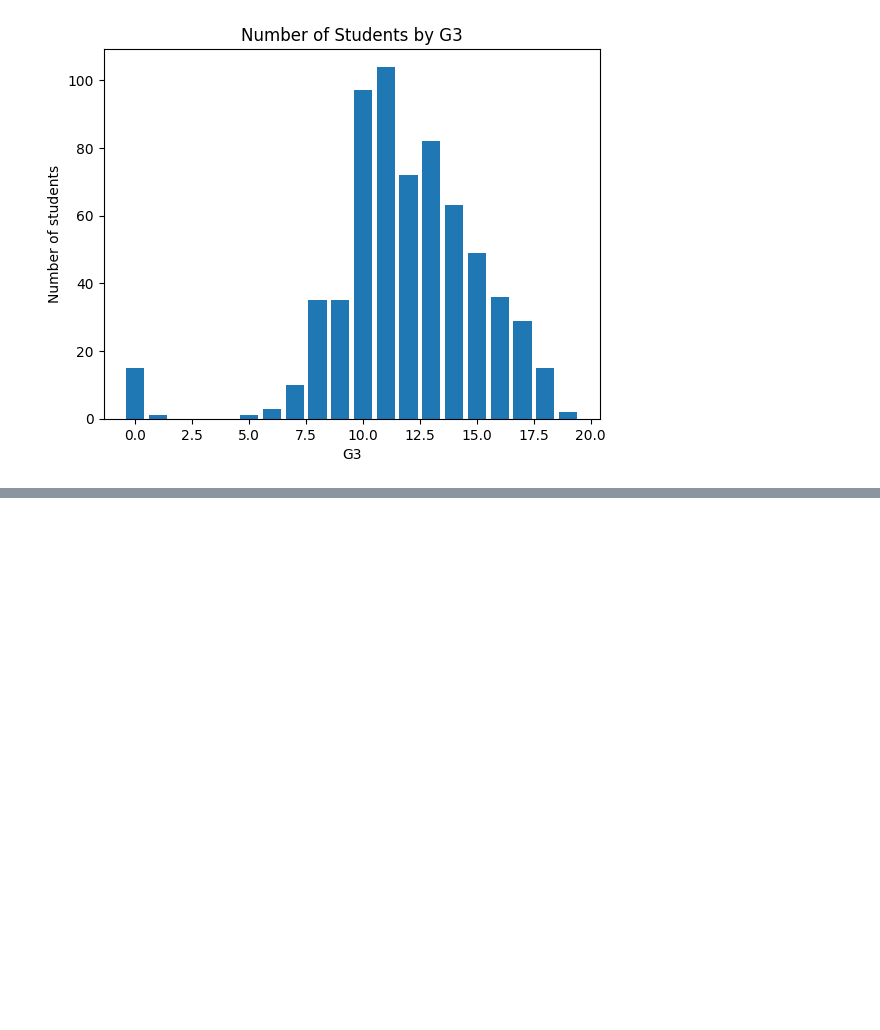
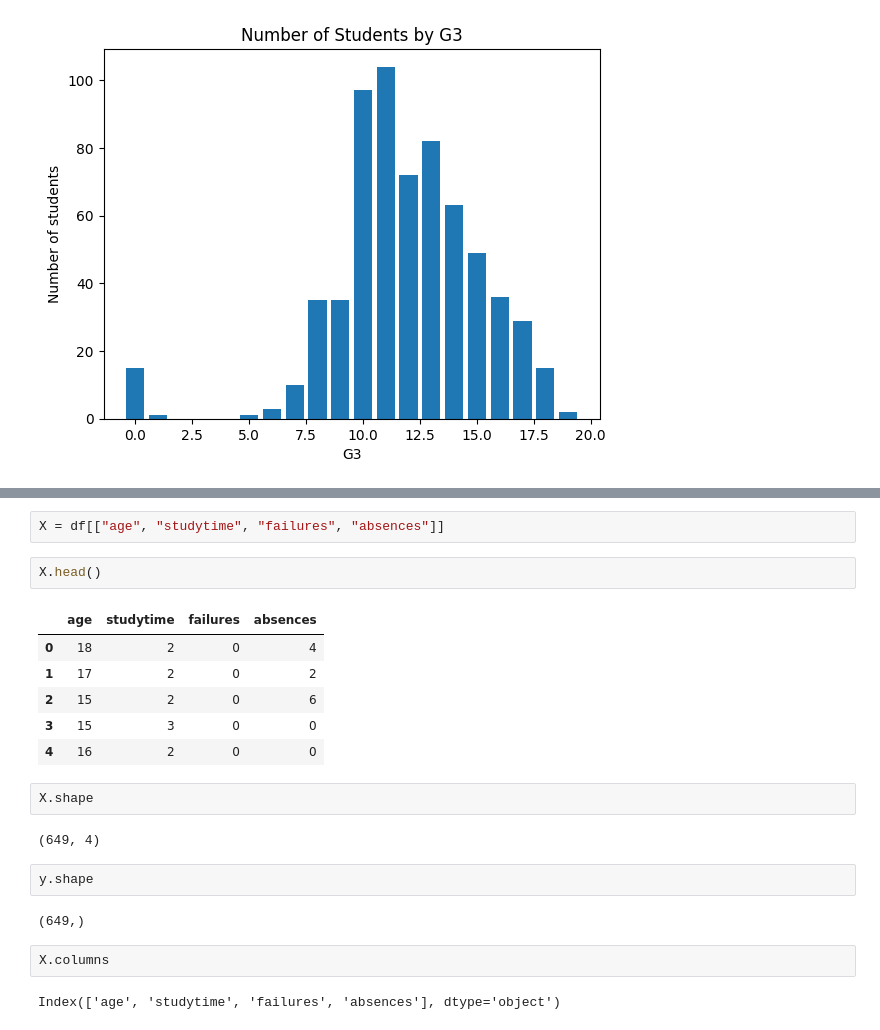
Before and after one commit to Jawn-ny/student-performance-ml, a Jupyter notebook: notebooks/01_eda.ipynb, the cells around one changed output, grey strips where cells are left out. Drawn from its saved outputs; the diff is of its cells as text; blank space fills up the shorter version.

```diff
--- a/notebooks/01_eda.ipynb
+++ b/notebooks/01_eda.ipynb
@@ -175,0 +187,23 @@ plt.show()
+# %%
+X = df[["age", "studytime", "failures", "absences"]]
+# %%
+X.head()
+# %% [output]
+|  | age | studytime | failures | absences |
+| 0 | 18 | 2 | 0 | 4 |
+| 1 | 17 | 2 | 0 | 2 |
+| 2 | 15 | 2 | 0 | 6 |
+| 3 | 15 | 3 | 0 | 0 |
+| 4 | 16 | 2 | 0 | 0 |
+# %%
+X.shape
+# %% [output]
+(649, 4)
+# %%
+y.shape
+# %% [output]
+(649,)
+# %%
+X.columns
+# %% [output]
+Index(['age', 'studytime', 'failures', 'absences'], dtype='object')
```
Also changed, not shown: parts of 3 cells of this notebook, 1 other file.
